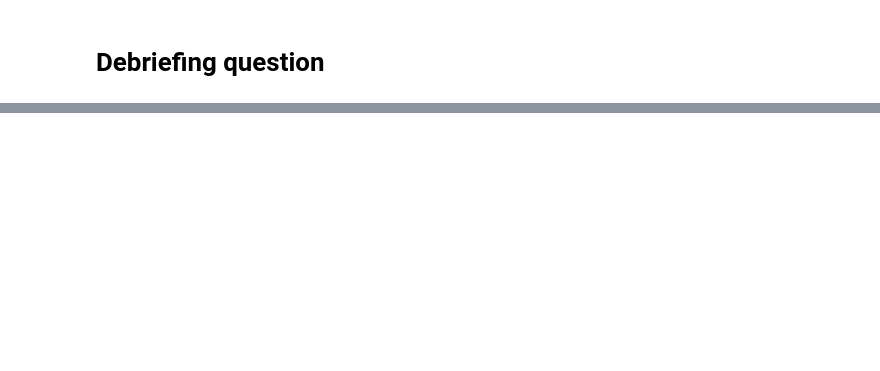
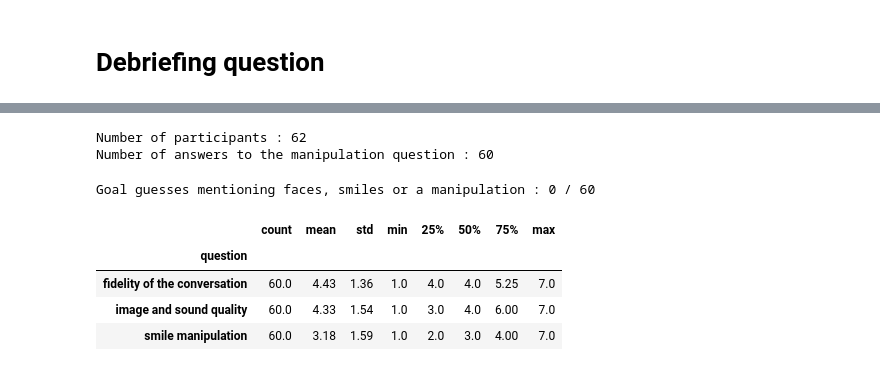
Before and after one commit to Pablo-Arias/ducksoup_methods_paper, a Jupyter notebook: behaviour/Behavior.ipynb, the cells around one changed output, grey strips where cells are left out. Cells and saved outputs as stored; diff of their text form; code cells hidden in the pictures; blank space fills up the shorter version.

Commit message:
Add detection analysis (debriefing questionnaire)

```diff
--- a/behaviour/Behavior.ipynb
+++ b/behaviour/Behavior.ipynb
@@ -370,0 +372,45 @@ debrief_df.to_csv("../data/behavior/debrief.csv")
+# %%
+#Debriefing answers, from the raw session files
+detection_df = pd.DataFrame()
+for file in glob.glob("../data/behavior/*prolific*.csv"):
+    detection_df = pd.concat([detection_df, pd.read_csv(file)])
+
+#Participants who did not participate
+detection_df = detection_df.loc[detection_df["participant.code"] != "781g0q9f"]
+detection_df = detection_df.loc[detection_df["participant.code"] != "6q1c78lv"]
+
+#The debriefing questions are in the columns of the last round (round 4)
+col_tag = "meeting_visual_smile_N8.4.player."
+detection_df = detection_df[[col_tag + name for name in ["sid", "user_id", "final_xp_goal", "final_quality", "final_conversation_fidelity", "final_manipulation", "final_manipulation_comment"]]]
+for name in detection_df.columns:
+    detection_df = detection_df.rename({name : name.replace(col_tag, "")}, axis=1)
+
+print("Number of participants : " + str(len(detection_df)))
+print("Number of answers to the manipulation question : " + str(detection_df["final_manipulation"].notna().sum()))
+# %% [output]
+Number of participants : 62
+Number of answers to the manipulation question : 60
+# %%
+#Spontaneous detection : guesses of the goal of the experiment that mention faces, smiles or a manipulation
+#(str.contains with a regular expression : true if any of these word stems is in the answer, upper or lower case)
+spontaneous = detection_df["final_xp_goal"].fillna("").str.contains("smil|face|filter|manipul|alter|transform|fake", case=False)
+
+print("Goal guesses mentioning faces, smiles or a manipulation : " + str(spontaneous.sum()) + " / " + str(detection_df["final_xp_goal"].notna().sum()))
+# %% [output]
+Goal guesses mentioning faces, smiles or a manipulation : 0 / 60
+# %%
+#One row per participant and question (melt stacks the three rating columns into one "rating" column, with the question in "question")
+questions = {"final_quality": "image and sound quality", "final_conversation_fidelity": "fidelity of the conversation", "final_manipulation": "smile manipulation"}
+
+rating_df = detection_df.melt(id_vars=["sid", "user_id"], value_vars=list(questions), var_name="question", value_name="rating")
+rating_df["question"] = rating_df["question"].replace(questions)
+rating_df = rating_df.dropna(subset=["rating"])
+
+#Number of answers, mean, SD and quartiles of each question
+rating_df.groupby("question")["rating"].describe().round(2)
+# %% [output]
+|  | count | mean | std | min | 25% | 50% | 75% | max |
+| question |  |  |  |  |  |  |  |  |
+| fidelity of the conversation | 60.0 | 4.43 | 1.36 | 1.0 | 4.0 | 4.0 | 5.25 | 7.0 |
+| image and sound quality | 60.0 | 4.33 | 1.54 | 1.0 | 3.0 | 4.0 | 6.00 | 7.0 |
+| smile manipulation | 60.0 | 3.18 | 1.59 | 1.0 | 2.0 | 3.0 | 4.00 | 7.0 |
```
Also changed, not shown: parts of 9 cells of this notebook, 2 other files.
